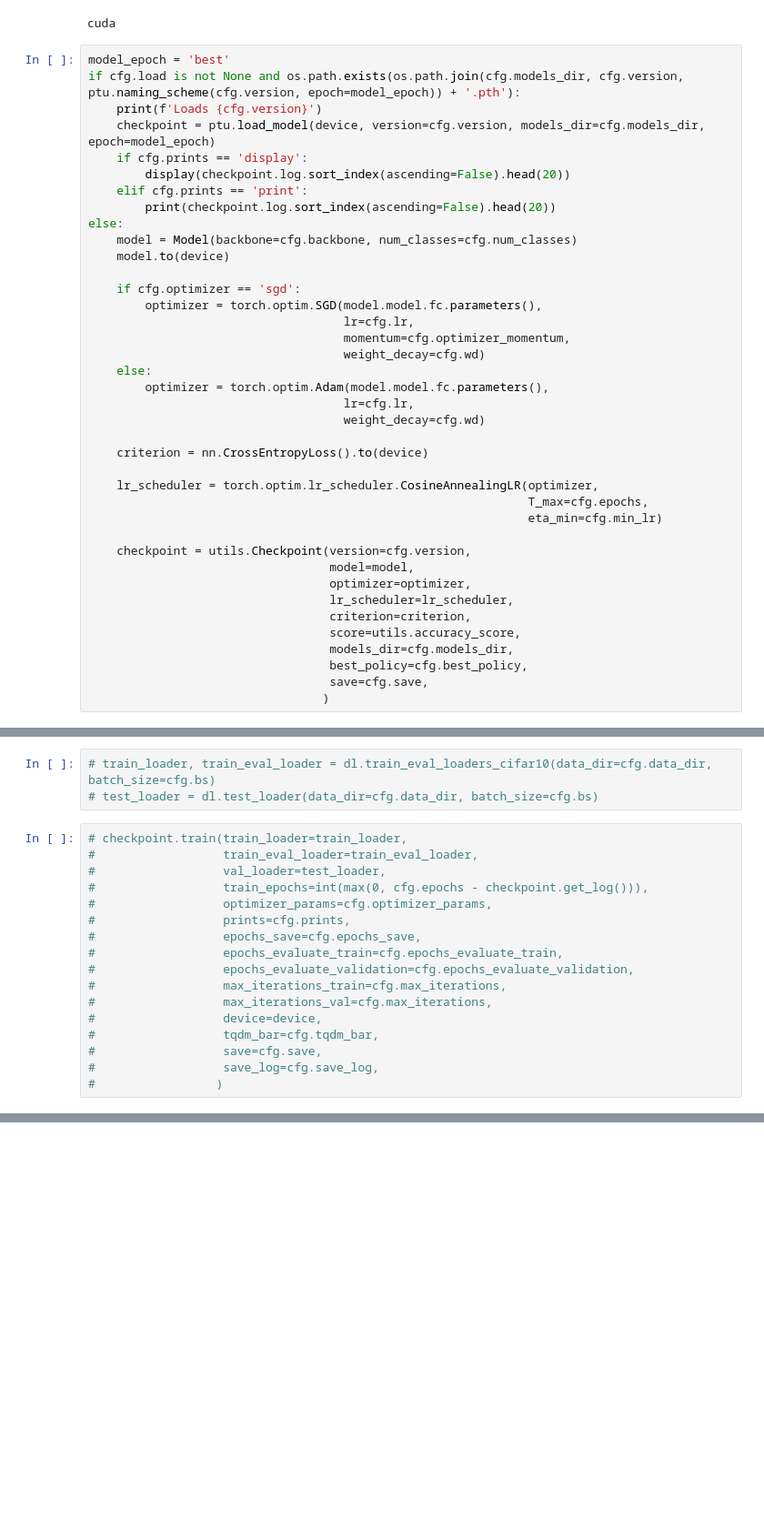
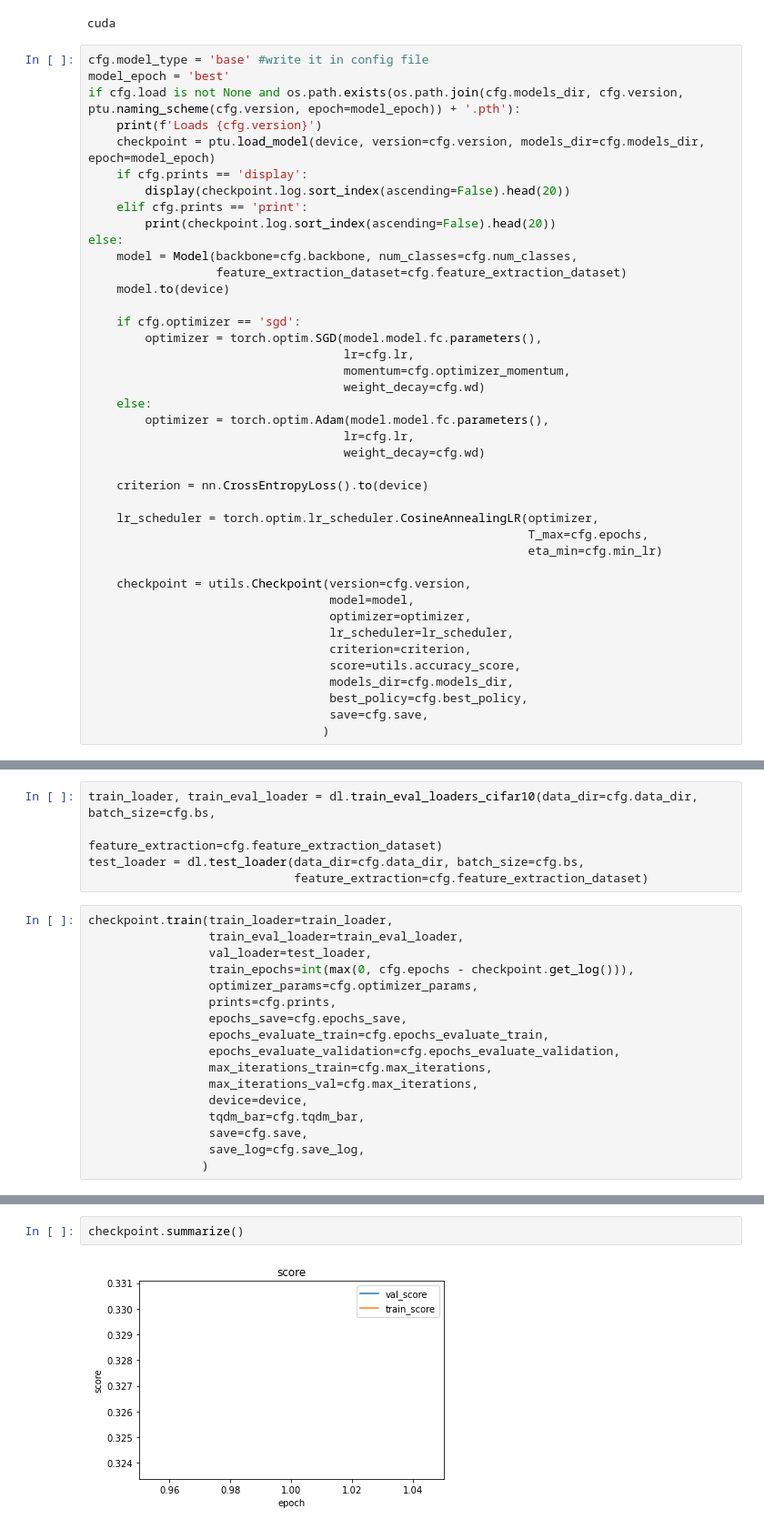
Before and after one commit to Anitaliky/AdvancedDeepLearning, a Jupyter notebook: main.ipynb, the cells around one changed output, grey strips where cells are left out. Shown: that part at 91% size. Saved outputs shown, nothing was run; the diff lists cells and outputs as text; blank space fills up the shorter version.

Commit message:
Feature extraction

```diff
--- a/main.ipynb
+++ b/main.ipynb
@@ -27,6 +27,7 @@ print(device)
 # %% [output]
 cuda
 # %%
+cfg.model_type = 'base' #write it in config file
 model_epoch = 'best'
 if cfg.load is not None and os.path.exists(os.path.join(cfg.models_dir, cfg.version, ptu.naming_scheme(cfg.version, epoch=model_epoch)) + '.pth'):
     print(f'Loads {cfg.version}')
@@ -36,7 +37,8 @@ if cfg.load is not None and os.path.exists(os.path.join(cfg.models_dir, cfg.vers
     elif cfg.prints == 'print':
         print(checkpoint.log.sort_index(ascending=False).head(20))
 else:
-    model = Model(backbone=cfg.backbone, num_classes=cfg.num_classes)
+    model = Model(backbone=cfg.backbone, num_classes=cfg.num_classes,
+                  feature_extraction_dataset=cfg.feature_extraction_dataset)
     model.to(device)
 
     if cfg.optimizer == 'sgd':
@@ -87,20 +72,22 @@ Loads resnet50_sgd_bs64
 # %%
-# train_loader, train_eval_loader = dl.train_eval_loaders_cifar10(data_dir=cfg.data_dir, batch_size=cfg.bs)
-# test_loader = dl.test_loader(data_dir=cfg.data_dir, batch_size=cfg.bs)
+train_loader, train_eval_loader = dl.train_eval_loaders_cifar10(data_dir=cfg.data_dir, batch_size=cfg.bs,
+                                                                feature_extraction=cfg.feature_extraction_dataset)
+test_loader = dl.test_loader(data_dir=cfg.data_dir, batch_size=cfg.bs,
+                             feature_extraction=cfg.feature_extraction_dataset)
 # %%
-# checkpoint.train(train_loader=train_loader,
-#                  train_eval_loader=train_eval_loader,
-#                  val_loader=test_loader,
-#                  train_epochs=int(max(0, cfg.epochs - checkpoint.get_log())),
-#                  optimizer_params=cfg.optimizer_params,
-#                  prints=cfg.prints,
-#                  epochs_save=cfg.epochs_save,
-#                  epochs_evaluate_train=cfg.epochs_evaluate_train,
-#                  epochs_evaluate_validation=cfg.epochs_evaluate_validation,
-#                  max_iterations_train=cfg.max_iterations,
-#                  max_iterations_val=cfg.max_iterations,
-#                  device=device,
-#                  tqdm_bar=cfg.tqdm_bar,
-#                  save=cfg.save,
-#                  save_log=cfg.save_log,
-#                 )
+checkpoint.train(train_loader=train_loader,
+                 train_eval_loader=train_eval_loader,
+                 val_loader=test_loader,
+                 train_epochs=int(max(0, cfg.epochs - checkpoint.get_log())),
+                 optimizer_params=cfg.optimizer_params,
+                 prints=cfg.prints,
+                 epochs_save=cfg.epochs_save,
+                 epochs_evaluate_train=cfg.epochs_evaluate_train,
+                 epochs_evaluate_validation=cfg.epochs_evaluate_validation,
+                 max_iterations_train=cfg.max_iterations,
+                 max_iterations_val=cfg.max_iterations,
+                 device=device,
+                 tqdm_bar=cfg.tqdm_bar,
+                 save=cfg.save,
+                 save_log=cfg.save_log,
+                )
@@ -106,0 +96,4 @@ Loads resnet50_sgd_bs64
+# %%
+checkpoint.summarize()
+# %% [output]
+[figure, added]
```
Also changed, not shown: parts of 24 cells of this notebook, 6 other files.
